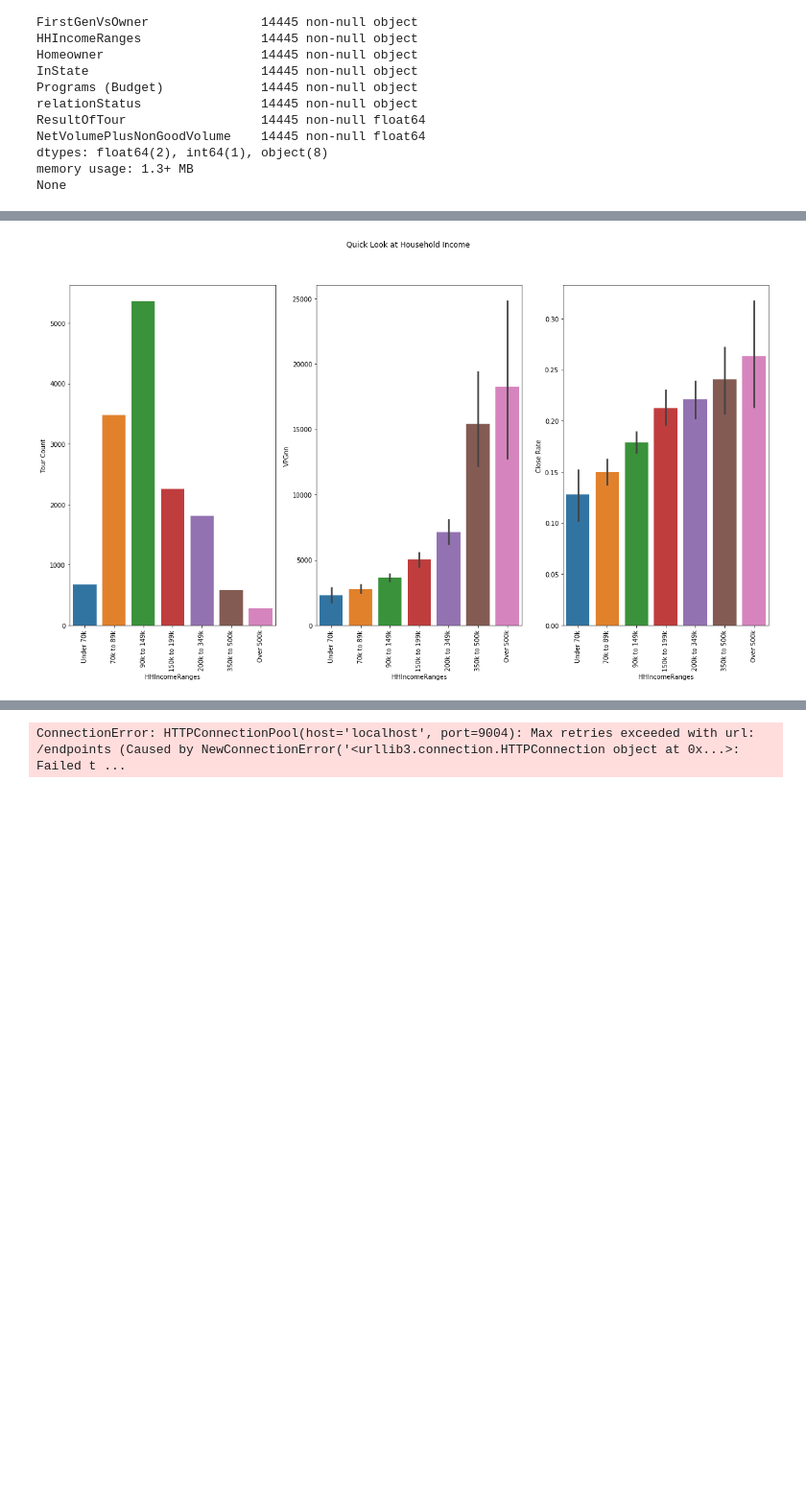
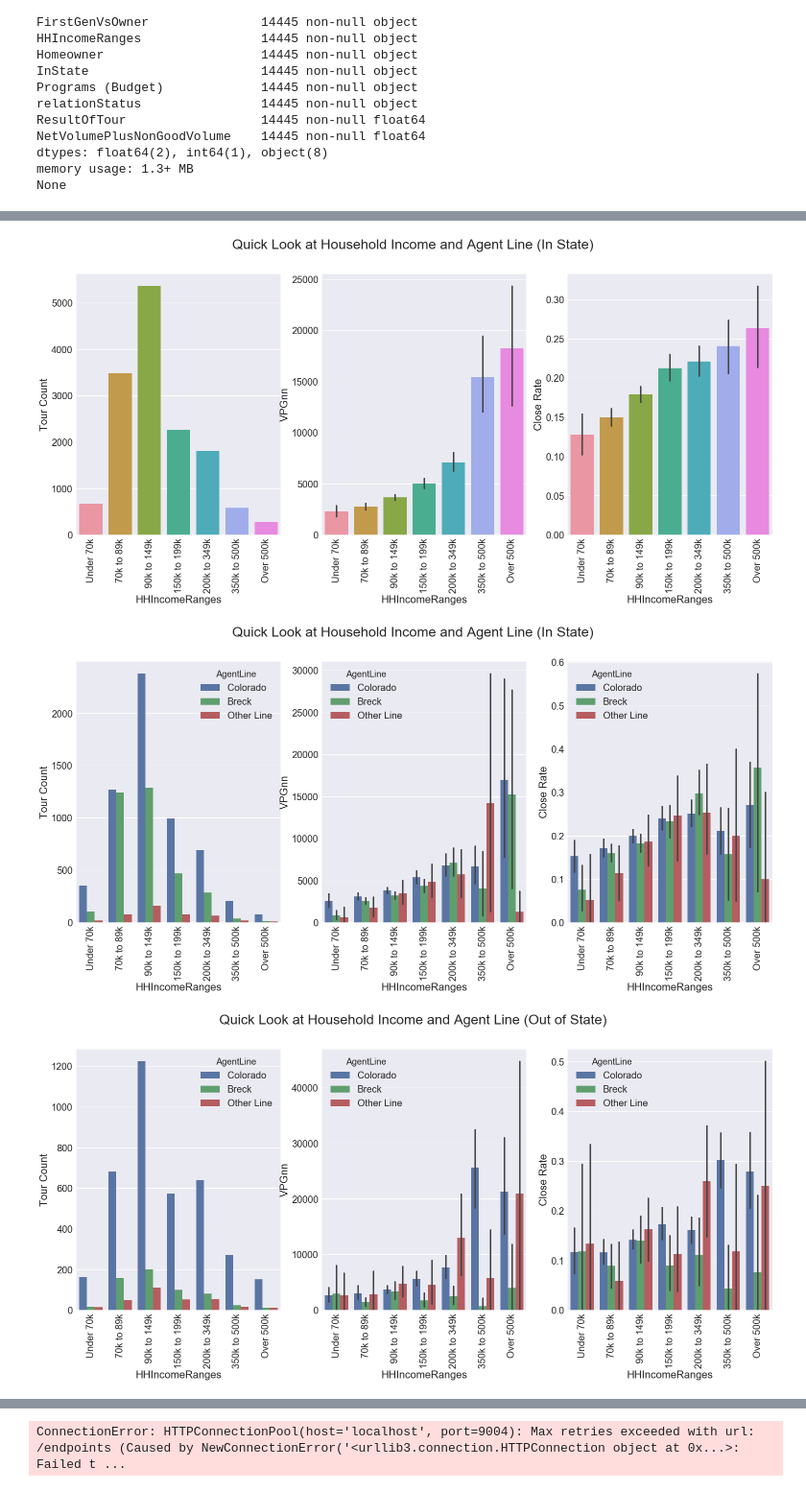
Before and after one commit to zcblack/Springboard, a Jupyter notebook: Capstone2/SpringboardDataCleanUp.ipynb, the cells around one changed output, grey strips where cells are left out. Shown at 96% size. Cells and saved outputs as stored; diff of their text form; code cells hidden in the pictures; blank space fills up the shorter version.

```diff
--- a/Capstone2/SpringboardDataCleanUp.ipynb
+++ b/Capstone2/SpringboardDataCleanUp.ipynb
@@ -293,33 +351,83 @@ Range of True Difference in Means: ( 0.048 : 0.098 )
 
 ---------------------------------------------------------------------
 # %%
+#create countplot of tour count for HHIRanges
 plt.subplot(1,3,1)
 sns.countplot(x= 'HHIncomeRanges', data = df, order =['Under 70k','70k to 89k','90k to 149k','150k to 199k', '200k to 349k','350k to 500k','Over 500k'])
 plt.xticks(rotation=90)
 plt.ylabel('Tour Count')
+
+#create barplot of vpg by HHIRanges
 plt.subplot(1,3,2)
 sns.barplot(x='HHIncomeRanges',y ='NetVolumePlusNonGoodVolume', data = df, order =['Under 70k','70k to 89k','90k to 149k','150k to 199k', '200k to 349k','350k to 500k','Over 500k'])
 plt.xticks(rotation=90)
 plt.ylabel('VPGnn')
+
+#create barplot of close rate by HHIRanges
 plt.subplot(1,3,3)
 sns.barplot(x='HHIncomeRanges',y ='ResultOfTour', data = df, order =['Under 70k','70k to 89k','90k to 149k','150k to 199k', '200k to 349k','350k to 500k','Over 500k'])
 plt.xticks(rotation=90)
 plt.ylabel('Close Rate')
-plt.suptitle('Quick Look at Household Income')
+plt.suptitle('Quick Look at Household Income and Agent Line (In State)')
+plt.show()
+
+# Instate
+#create countplot of tour count for HHIRanges
+plt.subplot(1,3,1)
+sns.countplot(x= 'HHIncomeRanges', data = df[df.InState == 'In State'],hue = 'AgentLine', order =['Under 70k','70k to 89k','90k to 149k','150k to 199k', '200k to 349k','350k to 500k','Over 500k'])
+plt.xticks(rotation=90)
+plt.ylabel('Tour Count')
+
+#create barplot of vpg by HHIRanges
+plt.subplot(1,3,2)
+sns.barplot(x='HHIncomeRanges',y ='NetVolumePlusNonGoodVolume',hue = 'AgentLine', data = df[df.InState == 'In State'], order =['Under 70k','70k to 89k','90k to 149k','150k to 199k', '200k to 349k','350k to 500k','Over 500k'])
+plt.xticks(rotation=90)
+plt.ylabel('VPGnn')
+
+#create barplot of close rate by HHIRanges
+plt.subplot(1,3,3)
+sns.barplot(x='HHIncomeRanges',y ='ResultOfTour',hue = 'AgentLine', data = df[df.InState == 'In State'], order =['Under 70k','70k to 89k','90k to 149k','150k to 199k', '200k to 349k','350k to 500k','Over 500k'])
+plt.xticks(rotation=90)
+plt.ylabel('Close Rate')
+plt.suptitle('Quick Look at Household Income and Agent Line (In State)')
+plt.show()
+
+
+# Out of state
+#create countplot of tour count for HHIRanges
+plt.subplot(1,3,1)
+sns.countplot(x= 'HHIncomeRanges', data = df[df.InState == 'Out of State'],hue = 'AgentLine', order =['Under 70k','70k to 89k','90k to 149k','150k to 199k', '200k to 349k','350k to 500k','Over 500k'])
+plt.xticks(rotation=90)
+plt.ylabel('Tour Count')
+
+#create barplot of vpg by HHIRanges
+plt.subplot(1,3,2)
+sns.barplot(x='HHIncomeRanges',y ='NetVolumePlusNonGoodVolume',hue = 'AgentLine', data = df[df.InState == 'Out of State'], order =['Under 70k','70k to 89k','90k to 149k','150k to 199k', '200k to 349k','350k to 500k','Over 500k'])
+plt.xticks(rotation=90)
+plt.ylabel('VPGnn')
+
+#create barplot of close rate by HHIRanges
+plt.subplot(1,3,3)
+sns.barplot(x='HHIncomeRanges',y ='ResultOfTour',hue = 'AgentLine', data = df[df.InState == 'Out of State'], order =['Under 70k','70k to 89k','90k to 149k','150k to 199k', '200k to 349k','350k to 500k','Over 500k'])
+plt.xticks(rotation=90)
+plt.ylabel('Close Rate')
+plt.suptitle('Quick Look at Household Income and Agent Line (Out of State)')
 plt.show()
 
 #HHI over 350 Versus HHI Under 350 days z test
 dfNotHHI350 = df[(df.HHIncomeRanges == 'Under 70k')|(df.HHIncomeRanges == '70k to 89k')|(df.HHIncomeRanges == '90k to 149k')|(df.HHIncomeRanges == '150k to 199k')|(df.HHIncomeRanges == '200k to 349k')]
 dfHHI350 = df[(df.HHIncomeRanges == '350k to 500k')|(df.HHIncomeRanges == 'Over 500k')]
 print('HHI over 350k vs HHI Under 350k Differences in VPG')
 zTest(df,dfHHI350,dfNotHHI350, 'NetVolumePlusNonGoodVolume', alpha)
 print()
 print('HHI over 350k vs HHI Under 350k Differences in Close Rate')
 zTest(df,dfHHI350,dfNotHHI350, 'ResultOfTour', alpha)
 print()
 print('---------------------------------------------------------------------')
 # %% [output]
-[figure, old version]
+[figure, new version]
+[figure, added]
+[figure, added]
 HHI over 350k vs HHI Under 350k Differences in VPG
 ***The Groups Have Different Means***
 Probablility They Have Same Mean:  0.0
```
Also changed, not shown: parts of 23 cells of this notebook.
